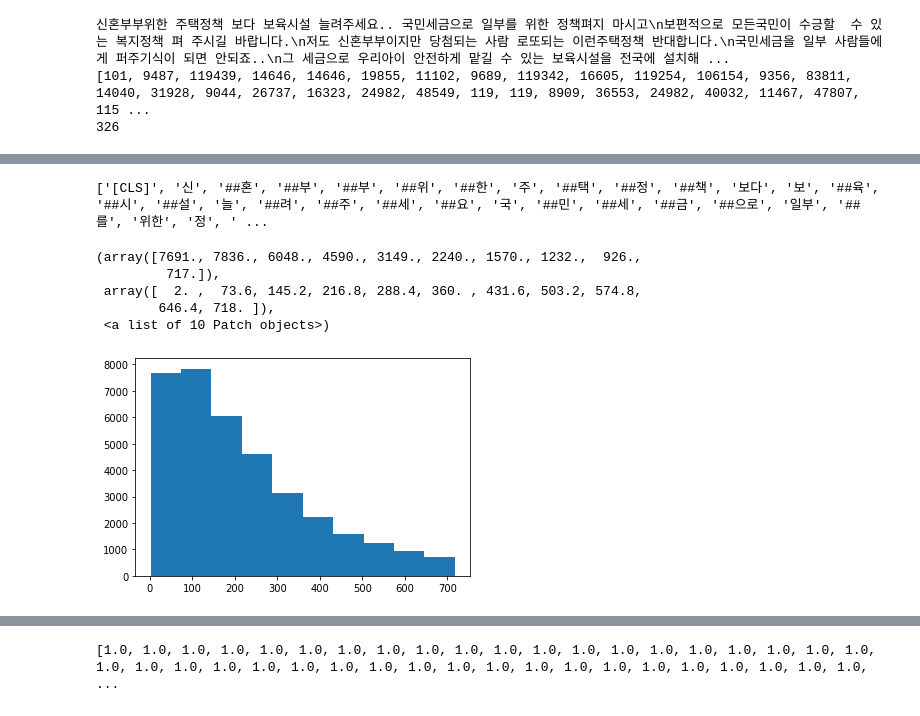
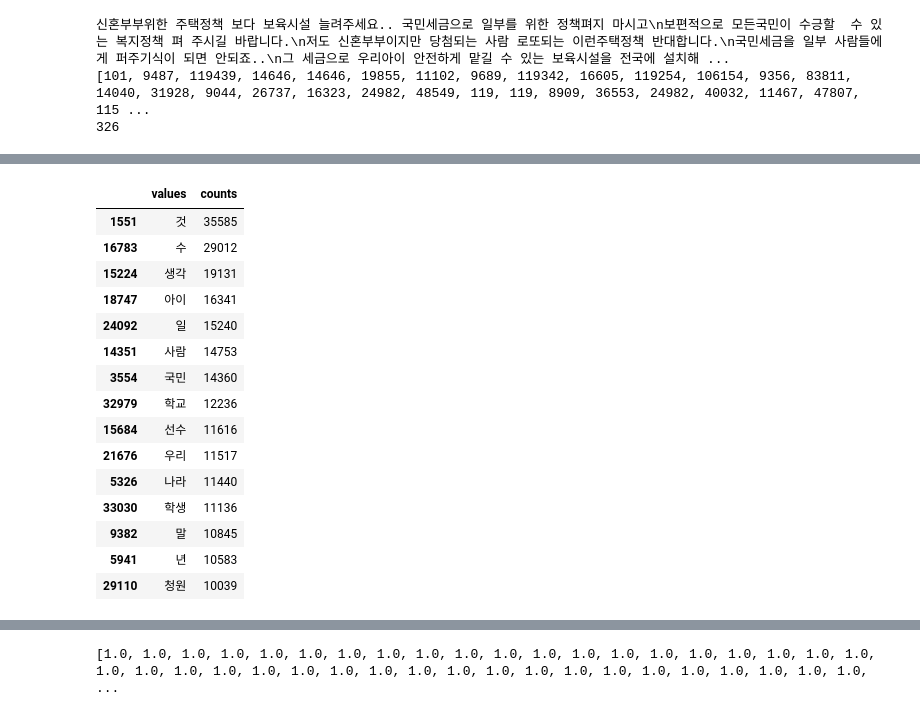
Before and after one commit to dunnohow/Bert, a Jupyter notebook: bluehouseblah.ipynb, the cells around one changed output, grey strips where cells are left out. Drawn from its saved outputs; the diff is of its cells as text; code cells hidden in the pictures.

```diff
--- a/bluehouseblah.ipynb
+++ b/bluehouseblah.ipynb
@@ -179,15 +228,52 @@ Name: category, dtype: int64
 # %%
 sentences = trim['data']
-tokenized_texts = sentence_clean(sentences)
+sentences = sentence_clean(sentences)
+tokenized_texts = [tokenizer.tokenize(sent) for sent in sentences]
 print(tokenized_texts[0])
-# %% [output]
-['[CLS]', '신', '##혼', '##부', '##부', '##위', '##한', '주', '##택', '##정', '##책', '보다', '보', '##육', '##시', '##설', '늘', '##려', '##주', '##세', '##요', '국', '##민', '##세', '##금', '##으로', '일부', '##를', '위한', '정', ' ...
 # %%
-plt.hist([len(sent) for sent in tokenized_texts])
+plt.hist([len(sent) for sent in tokenized_texts], bins = 25)
-# %% [output]
-(array([7691., 7836., 6048., 4590., 3149., 2240., 1570., 1232.,  926.,
-         717.]),
- array([  2. ,  73.6, 145.2, 216.8, 288.4, 360. , 431.6, 503.2, 574.8,
-        646.4, 718. ]),
- <a list of 10 Patch objects>)
-[figure, removed]
+# %%
+# 형태소 분리 후 문장 단위의 명사 추출
+trim_nouns = []
+mecab = Mecab()
+for i in tqdm(range(len(sentences))):
+    nouns = mecab.nouns(sentences[i]) # 명사 단위
+    #mecab.morphs() # 형태소 단위
+    #mecab.pos() # 형태소 단위 추출 및 품사 분석
+    nouns = ''.join([x+' ' for x in nouns])
+    nouns = "[CLS] " + str(nouns) + " [SEP]"
+    trim_nouns.append(nouns)
+# %%
+# 명사 단위의 벡터 추출
+nouns_to_select = []
+mecab = Mecab()
+for i in tqdm(range(len(sentences))):
+    nouns = mecab.nouns(sentences[i])
+    nouns_to_select.append(nouns)
+
+nouns_to_select = list(flatten(nouns_to_select))
+# %%
+# 유니크 명사와 각각의 갯수를 카운트하는 데이터프레임 생성
+values, counts = np.unique(nouns_to_select, return_counts=True)
+d = {'values': values, 'counts': counts}
+df_select = pd.DataFrame(data=d)
+df_select = df_select.sort_values(by=['counts'], ascending=False)
+# %%
+df_select.head(15)
+# %% [output]
+|  | values | counts |
+| 1551 | 것 | 35585 |
+| 16783 | 수 | 29012 |
+| 15224 | 생각 | 19131 |
+| 18747 | 아이 | 16341 |
+| 24092 | 일 | 15240 |
+| 14351 | 사람 | 14753 |
+| 3554 | 국민 | 14360 |
+| 32979 | 학교 | 12236 |
+| 15684 | 선수 | 11616 |
+| 21676 | 우리 | 11517 |
+| 5326 | 나라 | 11440 |
+| 33030 | 학생 | 11136 |
+| 9382 | 말 | 10845 |
+| 5941 | 년 | 10583 |
+| 29110 | 청원 | 10039 |
```
Also changed, not shown: parts of 57 cells of this notebook.
